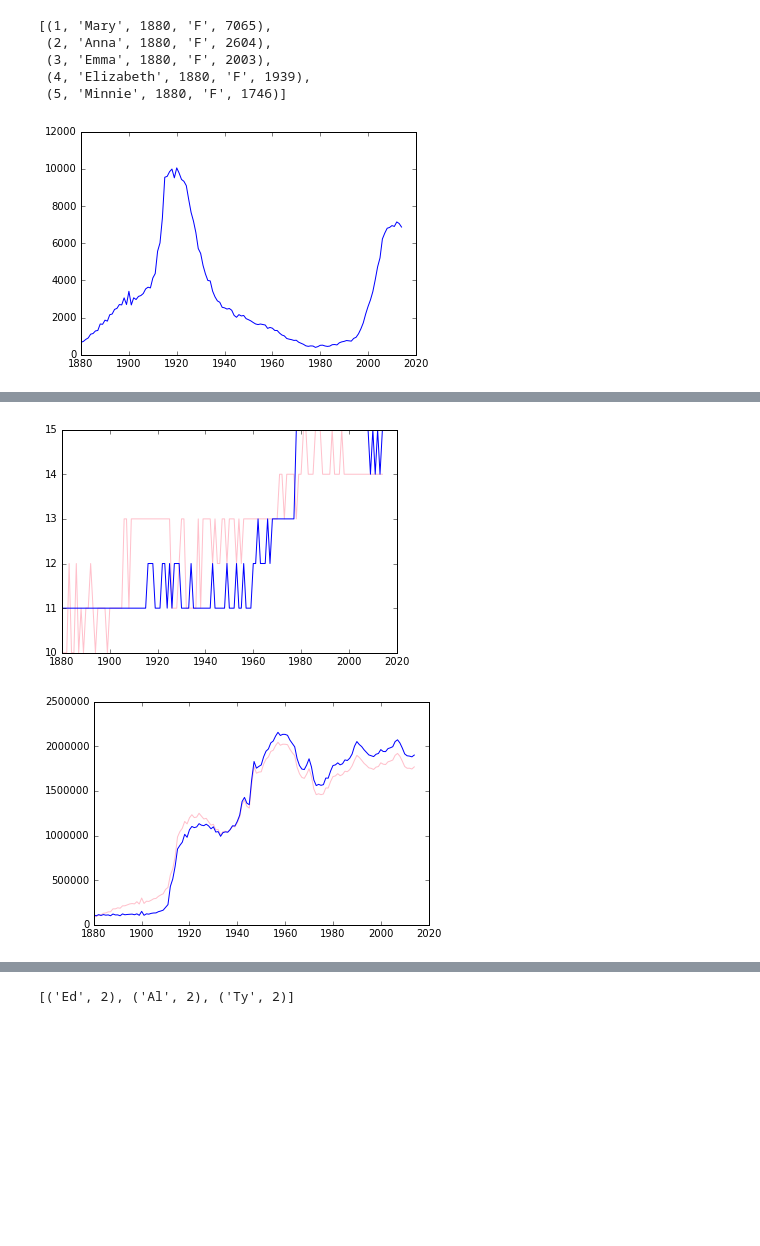
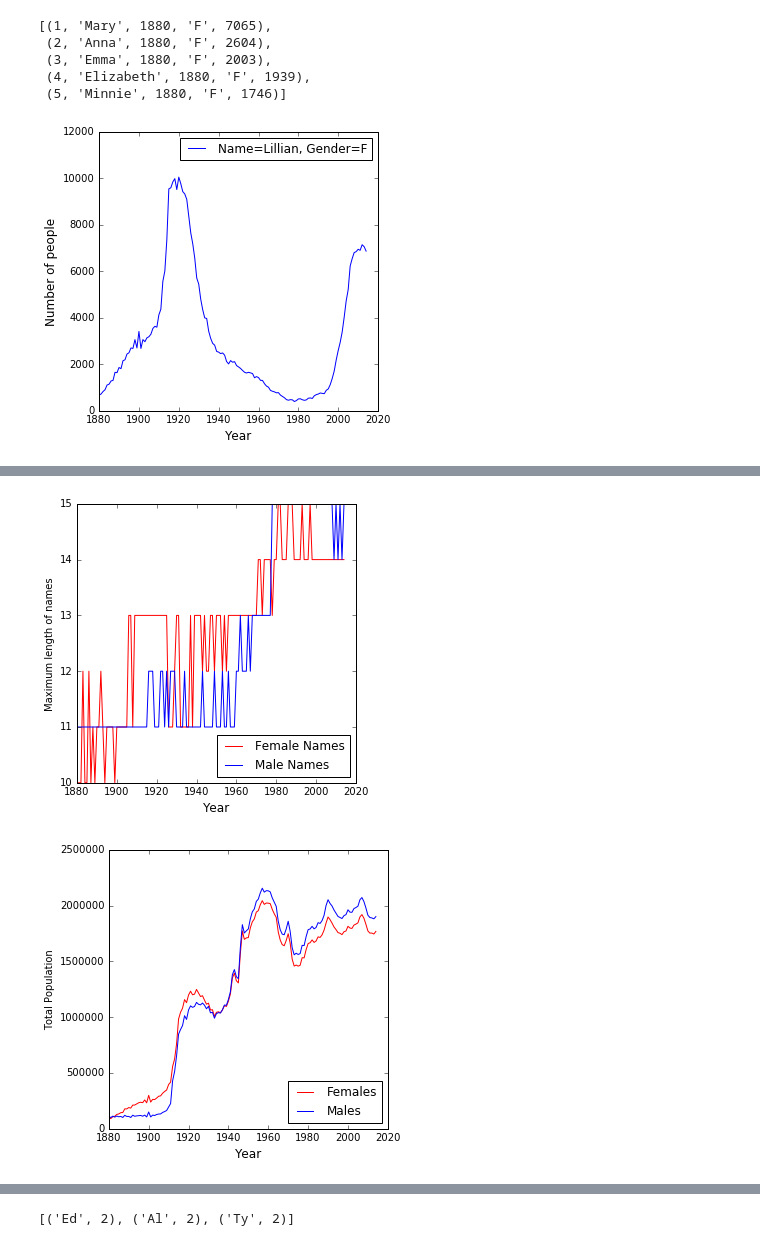
Before and after one commit to kostdiek/USBabyNames-SQL, a Jupyter notebook: USBabyNames.ipynb, the cells around one changed output, grey strips where cells are left out. Drawn from its saved outputs; the diff is of its cells as text; code cells hidden in the pictures; blank space fills up the shorter version.

```diff
--- a/USBabyNames.ipynb
+++ b/USBabyNames.ipynb
@@ -21,12 +22,17 @@ cur.fetchall()
 # %%
 cur.execute("SELECT year, count FROM NationalNames WHERE name='Lillian' AND gender='F';")
 data=cur.fetchall()
 x_val = [x[0] for x in data]
 y_val = [x[1] for x in data]
-plt.plot(x_val,y_val)
+fig=plt.figure(figsize=(5,5))
+plt.plot(x_val,y_val, label="Name=Lillian, Gender=F")
+plt.legend(fontsize=12)
+ax=fig.add_subplot(111)
+ax.set_xlabel('Year', fontsize=12)
+ax.set_ylabel('Number of people', fontsize=12)
 plt.show()
 # %% [output]
-[figure, old version]
+[figure, new version]
 # %%
 cur.execute("SELECT name FROM NationalNames WHERE year='2014' AND count<=10;")
 cur.fetchall()
@@ -76,13 +82,18 @@ cur.execute("SELECT year, MAX(LENGTH(name)) FROM NationalNames WHERE gender='M'
 longM=cur.fetchall()
 xF = [x[0] for x in longF]
 yF = [x[1] for x in longF]
-plt.plot(xF,yF, color="pink") #plot female name lengths in pink
 xM = [x[0] for x in longM]
 yM = [x[1] for x in longM]
-plt.plot(xM,yM, color="blue") #plot male name lengths in blue
+fig=plt.figure(figsize=(5,5))
+plt.plot(xF,yF, color="red", label="Female Names") #plot female name lengths in pink
+plt.plot(xM,yM, color="blue", label="Male Names") #plot male name lengths in blue
+plt.legend(loc='lower right',fontsize=12)
+ax=fig.add_subplot(111)
+ax.set_xlabel('Year', fontsize=12)
+ax.set_ylabel('Maximum length of names')
 plt.show()
 # %% [output]
-[figure, old version]
+[figure, new version]
 # %%
 cur.execute("SELECT year, SUM(count) FROM NationalNames WHERE gender='F' GROUP BY year") #total number of females by year
 totalF=cur.fetchall()
@@ -90,13 +101,18 @@ cur.execute("SELECT year, SUM(count) FROM NationalNames WHERE gender='M' GROUP B
 totalM=cur.fetchall()
 xF = [x[0] for x in totalF]
 yF = [x[1] for x in totalF]
-plt.plot(xF,yF, color="pink") #plot female name lengths in pink
+fig=plt.figure(figsize=(5,5))
 xM = [x[0] for x in totalM]
 yM = [x[1] for x in totalM]
-plt.plot(xM,yM, color="blue") #plot male name lengths in blue
+plt.plot(xF,yF, color="red", label="Females") #plot female name lengths in pink
+plt.plot(xM,yM, color="blue", label="Males") #plot male name lengths in blue
+plt.legend(loc='lower right',fontsize=12)
+ax=fig.add_subplot(111)
+ax.set_xlabel('Year', fontsize=12)
+ax.set_ylabel('Total Population')
 plt.show()
 # %% [output]
-[figure, old version]
+[figure, new version]
 # %%
 cur.execute("SELECT year, COUNT(DISTINCT name) FROM NationalNames WHERE gender='F' GROUP BY year;") #number of distinct female names grouped by year
 countF=cur.fetchall()
```
Also changed, not shown: parts of 6 cells of this notebook.
